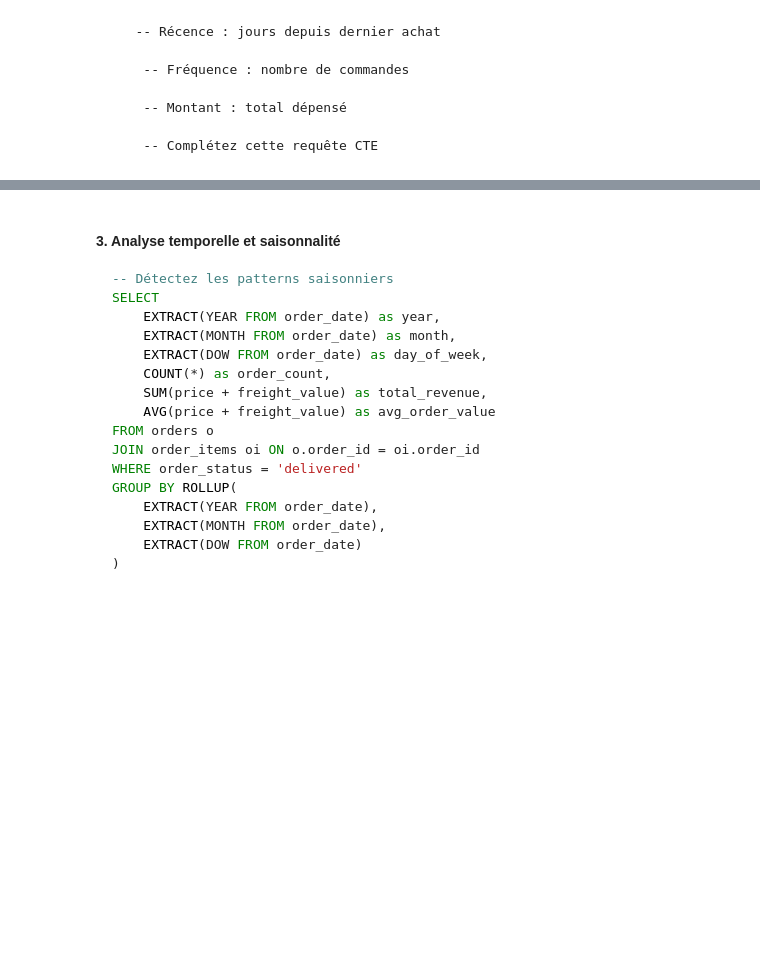
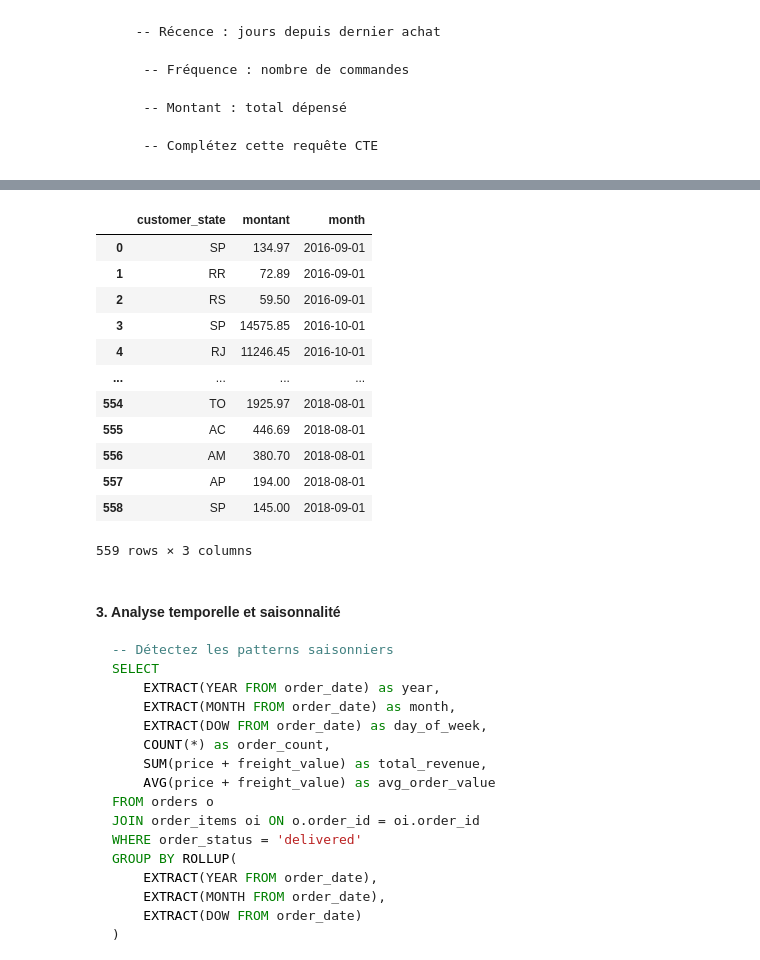
Before and after one commit to kirillsst/multi-tech-data-analysis, a Jupyter notebook: notebooks/Notebook_2_Analyse_e_commerce_avec_PostgreSQL_en_ligne.ipynb, the cells around one changed output, grey strips where cells are left out. Cells and saved outputs as stored; diff of their text form; code cells hidden in the pictures; blank space fills up the shorter version.

````diff
--- a/notebooks/Notebook_2_Analyse_e_commerce_avec_PostgreSQL_en_ligne.ipynb
+++ b/notebooks/Notebook_2_Analyse_e_commerce_avec_PostgreSQL_en_ligne.ipynb
@@ -385,24 +394,60 @@ print(db)
 # %%
 #### 2. Analyse géographique des ventes
 
 def geographic_sales_analysis():
     """
     Analysez les performances par état/région
 
     Requêtes à écrire :
     1. Top 10 des états par CA
     2. Croissance MoM par région
     3. Taux de conversion par ville
     4. Distance moyenne vendeur-acheteur
     """
 
     query_top_states = """
     -- Votre requête SQL ici
     -- Utilisez des JOINs et GROUP BY
     -- Calculez le CA, nombre de commandes, panier moyen
+        WITH ca_state AS (
+            SELECT
+            c.customer_state,
+            SUM(oi.price) AS montant
+
+            FROM customers c
+            JOIN customer_orders co ON c.customer_id = co.customer_id
+            JOIN order_items oi ON co.order_id = oi.order_id
+            GROUP BY c.customer_state
+            ORDER BY montant DESC LIMIT 10
+        )
+
+        SELECT
+            c.customer_state,
+            SUM(oi.price) AS montant,
+            DATE_TRUNC('MONTH', co.order_purchase_timestamp)::date as month
+
+            FROM customers c
+            JOIN customer_orders co ON c.customer_id = co.customer_id
+            JOIN order_items oi ON co.order_id = oi.order_id
+            GROUP BY c.customer_state, month
+            ORDER BY month, montant DESC
     """
-
-    return pd.read_sql(query_top_states, engine)
+    return pd.read_sql(query_top_states, engine.connect())
+geographic_sales_analysis()
+# %% [output]
+|  | customer_state | montant | month |
+| 0 | SP | 134.97 | 2016-09-01 |
+| 1 | RR | 72.89 | 2016-09-01 |
+| 2 | RS | 59.50 | 2016-09-01 |
+| 3 | SP | 14575.85 | 2016-10-01 |
+| 4 | RJ | 11246.45 | 2016-10-01 |
+| ... | ... | ... | ... |
+| 554 | TO | 1925.97 | 2018-08-01 |
+| 555 | AC | 446.69 | 2018-08-01 |
+| 556 | AM | 380.70 | 2018-08-01 |
+| 557 | AP | 194.00 | 2018-08-01 |
+| 558 | SP | 145.00 | 2018-09-01 |
+559 rows × 3 columns
 # %% [markdown]
 #### 3. Analyse temporelle et saisonnalité
 ```sql
````
Also changed, not shown: parts of 3 cells of this notebook.
